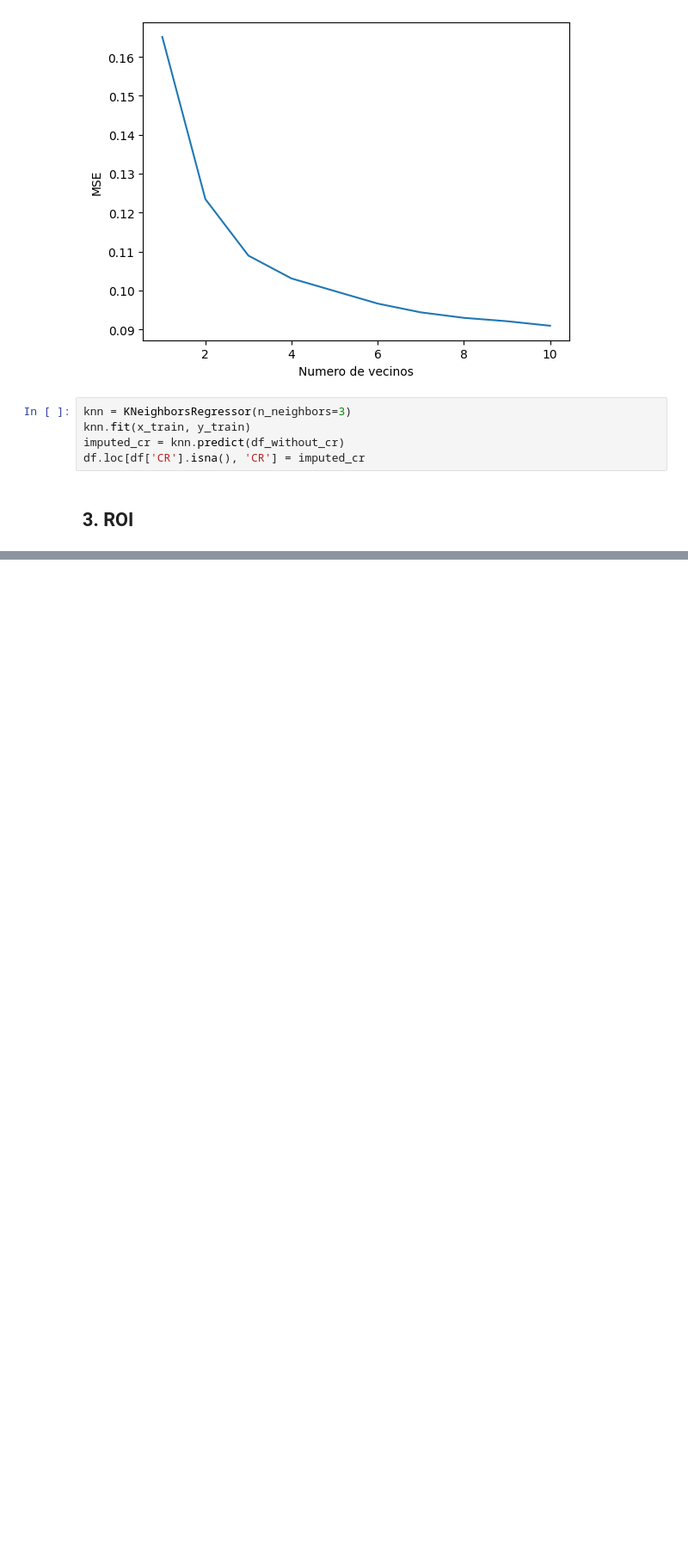
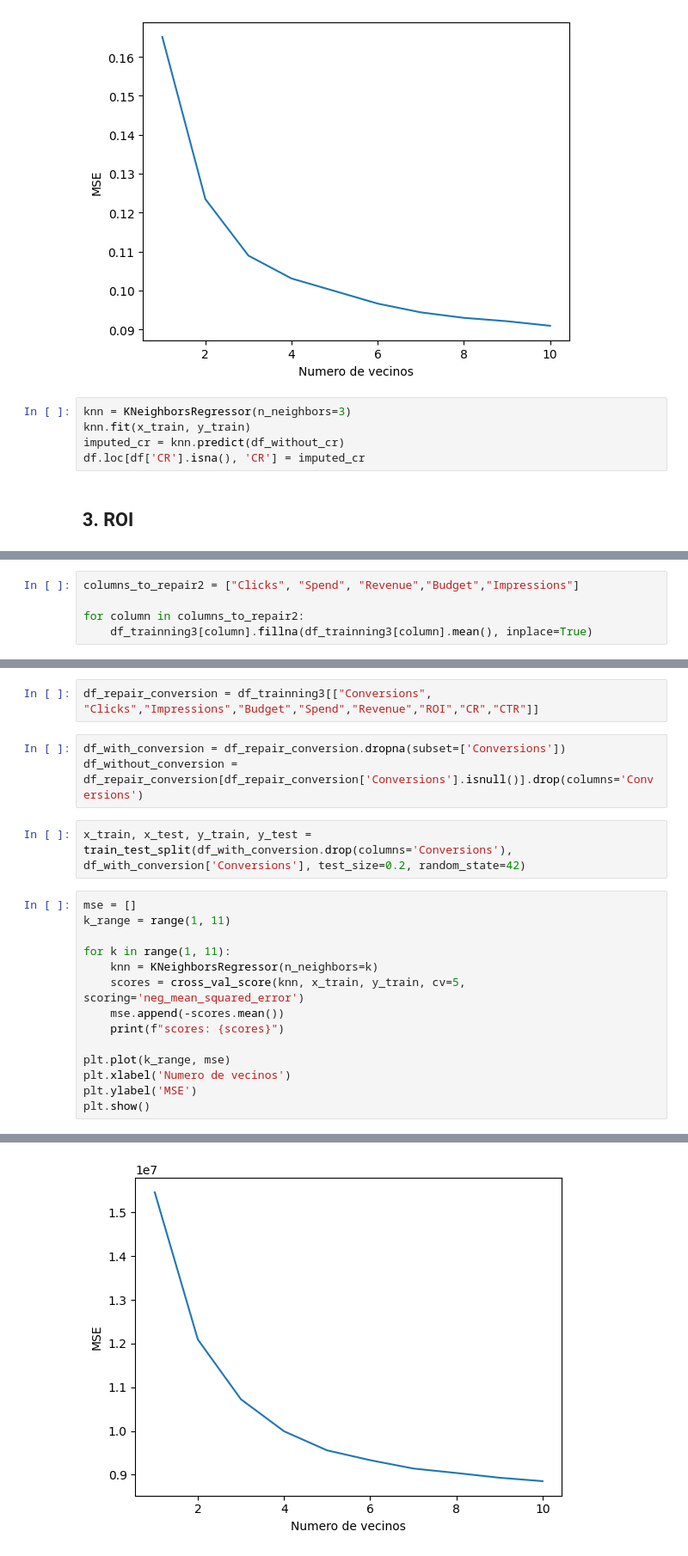
Before and after one commit to Germandcont/Data_Analysis_Project, a Jupyter notebook: Notebooks/Notebook.ipynb, the cells around one changed output, grey strips where cells are left out. Shown at 86% size. Cells and saved outputs as stored; diff of their text form; blank space fills up the shorter version.

```diff
--- a/Notebooks/Notebook.ipynb
+++ b/Notebooks/Notebook.ipynb
@@ -599,0 +640,5 @@ df.loc[df['CR'].isna(), 'CR'] = imputed_cr
+# %%
+columns_to_repair2 = ["Clicks", "Spend", "Revenue","Budget","Impressions"]
+
+for column in columns_to_repair2:
+    df_trainning3[column].fillna(df_trainning3[column].mean(), inplace=True)
@@ -599,0 +652,22 @@ df.loc[df['CR'].isna(), 'CR'] = imputed_cr
+# %%
+df_repair_conversion = df_trainning3[["Conversions", "Clicks","Impressions","Budget","Spend","Revenue","ROI","CR","CTR"]]
+# %%
+df_with_conversion = df_repair_conversion.dropna(subset=['Conversions'])
+df_without_conversion = df_repair_conversion[df_repair_conversion['Conversions'].isnull()].drop(columns='Conversions')
+# %%
+x_train, x_test, y_train, y_test = train_test_split(df_with_conversion.drop(columns='Conversions'), df_with_conversion['Conversions'], test_size=0.2, random_state=42)
+# %%
+mse = []
+k_range = range(1, 11)
+
+for k in range(1, 11):
+    knn = KNeighborsRegressor(n_neighbors=k)
+    scores = cross_val_score(knn, x_train, y_train, cv=5, scoring='neg_mean_squared_error')
+    mse.append(-scores.mean())
+    print(f"scores: {scores}")
+
+plt.plot(k_range, mse)
+plt.xlabel('Numero de vecinos')
+plt.ylabel('MSE')
+plt.show()
+# %% [output]
@@ -599,0 +694 @@ df.loc[df['CR'].isna(), 'CR'] = imputed_cr
+[figure, added]
```
Also changed, not shown: parts of 40 cells of this notebook.
